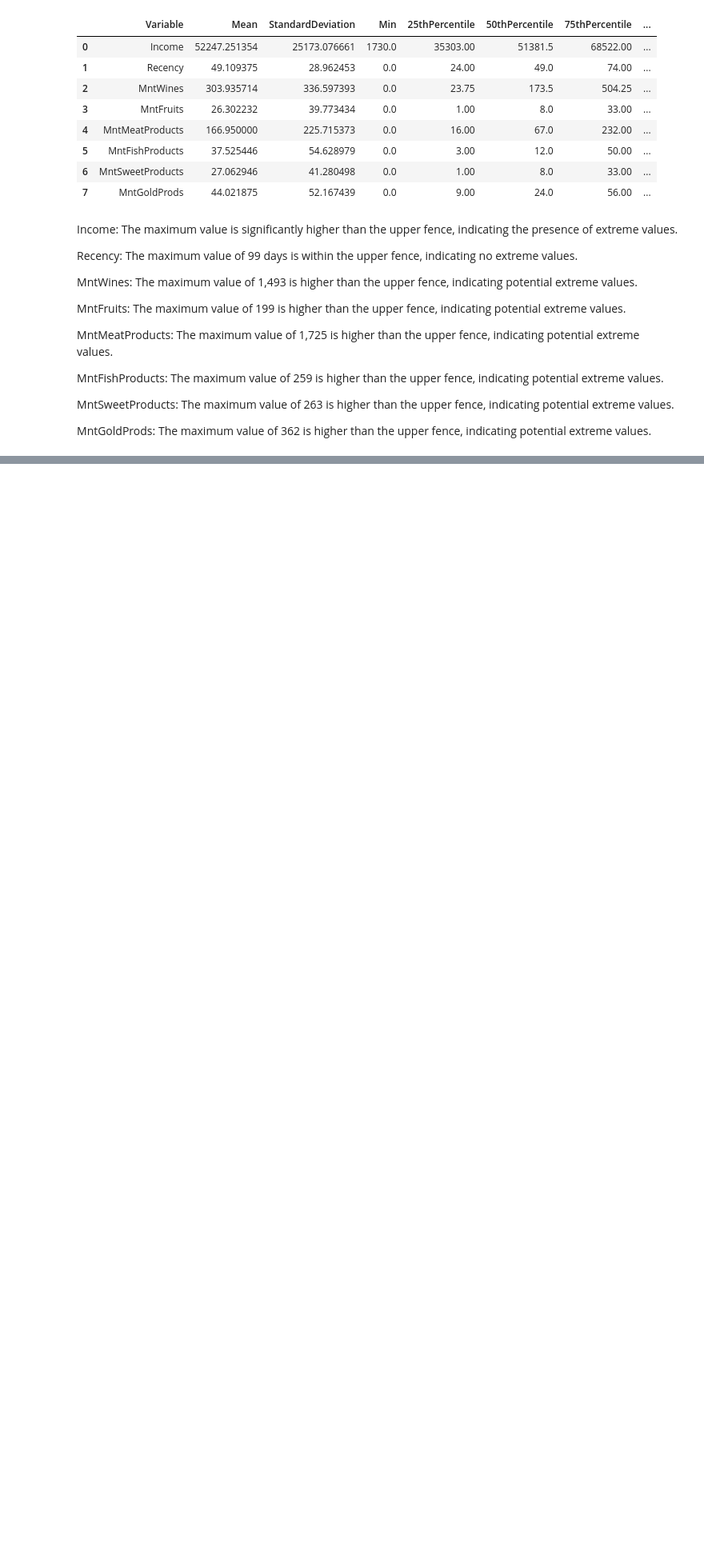
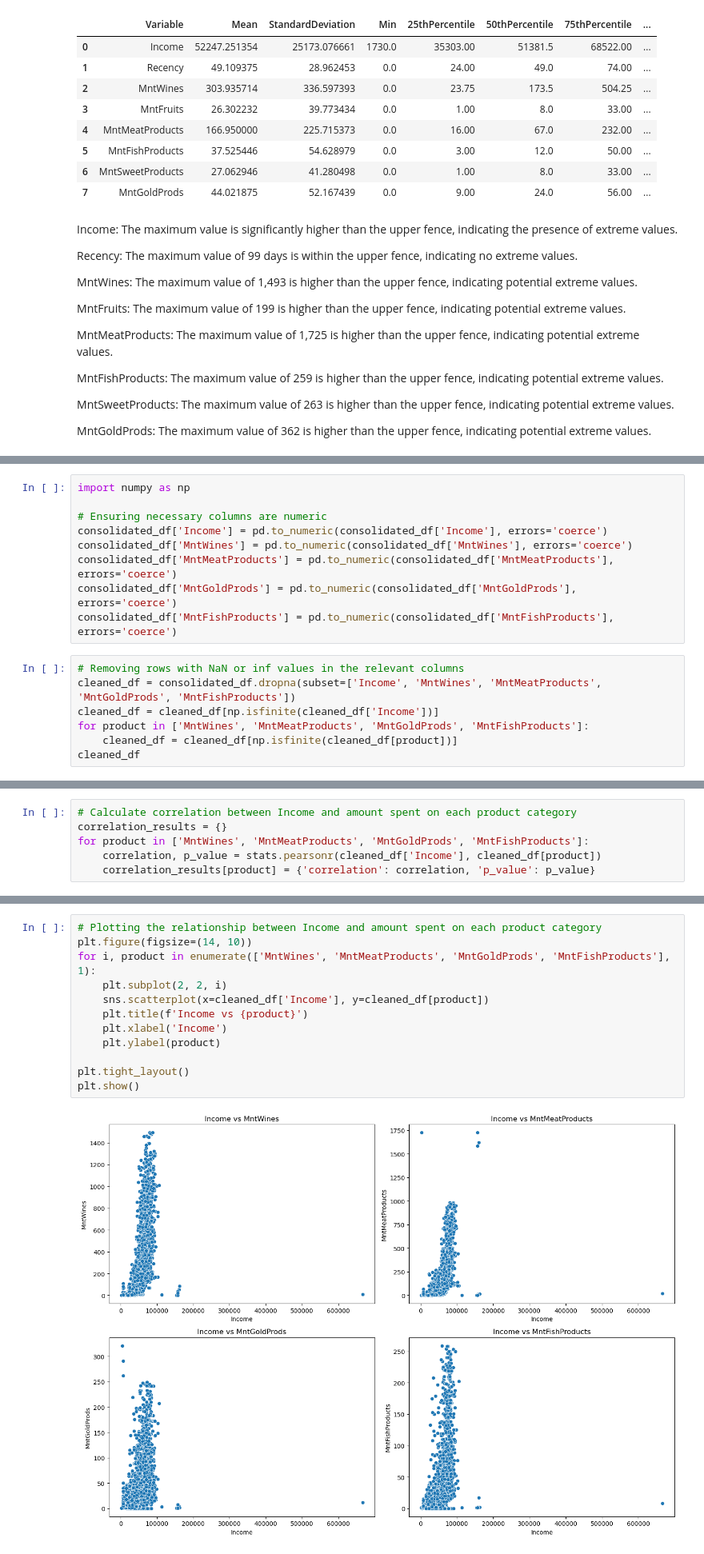
Before and after one commit to warunsrk/Capstone_RetailSales_ABADS_B11, a Jupyter notebook: Capstone_Project - Retail_Sales_Case_Study.ipynb, the cells around one changed output, grey strips where cells are left out. Shown at 80% size. Drawn from its saved outputs; the diff is of its cells as text; blank space fills up the shorter version.

```diff
--- a/Capstone_Project - Retail_Sales_Case_Study.ipynb
+++ b/Capstone_Project - Retail_Sales_Case_Study.ipynb
@@ -538,0 +519,16 @@ Correlation between Income and MntGoldProds: 0.33
+# %%
+import numpy as np
+
+# Ensuring necessary columns are numeric
+consolidated_df['Income'] = pd.to_numeric(consolidated_df['Income'], errors='coerce')
+consolidated_df['MntWines'] = pd.to_numeric(consolidated_df['MntWines'], errors='coerce')
+consolidated_df['MntMeatProducts'] = pd.to_numeric(consolidated_df['MntMeatProducts'], errors='coerce')
+consolidated_df['MntGoldProds'] = pd.to_numeric(consolidated_df['MntGoldProds'], errors='coerce')
+consolidated_df['MntFishProducts'] = pd.to_numeric(consolidated_df['MntFishProducts'], errors='coerce')
+# %%
+# Removing rows with NaN or inf values in the relevant columns
+cleaned_df = consolidated_df.dropna(subset=['Income', 'MntWines', 'MntMeatProducts', 'MntGoldProds', 'MntFishProducts'])
+cleaned_df = cleaned_df[np.isfinite(cleaned_df['Income'])]
+for product in ['MntWines', 'MntMeatProducts', 'MntGoldProds', 'MntFishProducts']:
+    cleaned_df = cleaned_df[np.isfinite(cleaned_df[product])]
+cleaned_df
@@ -538,0 +549,6 @@ Correlation between Income and MntGoldProds: 0.33
+# %%
+# Calculate correlation between Income and amount spent on each product category
+correlation_results = {}
+for product in ['MntWines', 'MntMeatProducts', 'MntGoldProds', 'MntFishProducts']:
+    correlation, p_value = stats.pearsonr(cleaned_df['Income'], cleaned_df[product])
+    correlation_results[product] = {'correlation': correlation, 'p_value': p_value}
@@ -538,0 +565,14 @@ Correlation between Income and MntGoldProds: 0.33
+# %%
+# Plotting the relationship between Income and amount spent on each product category
+plt.figure(figsize=(14, 10))
+for i, product in enumerate(['MntWines', 'MntMeatProducts', 'MntGoldProds', 'MntFishProducts'], 1):
+    plt.subplot(2, 2, i)
+    sns.scatterplot(x=cleaned_df['Income'], y=cleaned_df[product])
+    plt.title(f'Income vs {product}')
+    plt.xlabel('Income')
+    plt.ylabel(product)
+
+plt.tight_layout()
+plt.show()
+# %% [output]
+[figure, added]
```
Also changed, not shown: parts of 37 cells of this notebook.
